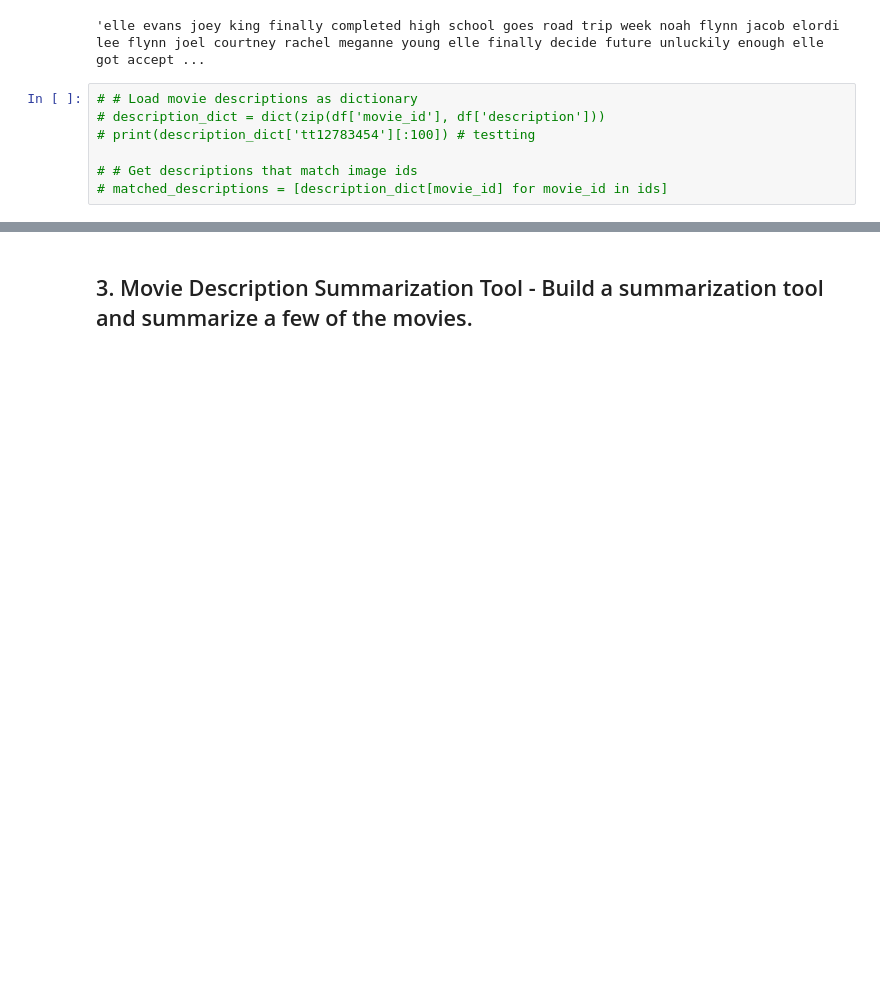
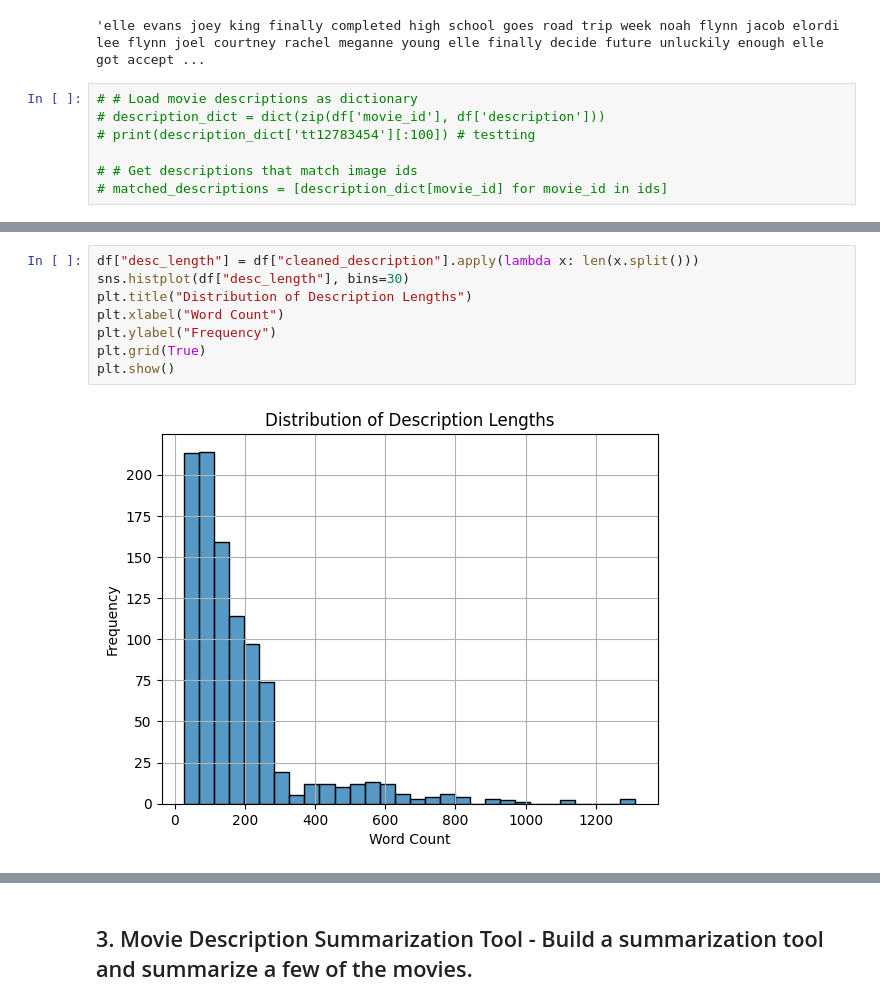
Before and after one commit to runxuanli/text_analytics_project, a Jupyter notebook: text_project.ipynb, the cells around one changed output, grey strips where cells are left out. Drawn from its saved outputs; the diff is of its cells as text; blank space fills up the shorter version.

```diff
--- a/text_project.ipynb
+++ b/text_project.ipynb
@@ -331,0 +310,10 @@ df[df["movie_id"] == "tt12783454"]["cleaned_description"].values[0] # test case
+# %%
+df["desc_length"] = df["cleaned_description"].apply(lambda x: len(x.split()))
+sns.histplot(df["desc_length"], bins=30)
+plt.title("Distribution of Description Lengths")
+plt.xlabel("Word Count")
+plt.ylabel("Frequency")
+plt.grid(True)
+plt.show()
+# %% [output]
+[figure, added]
```
Also changed, not shown: parts of 60 cells of this notebook.
